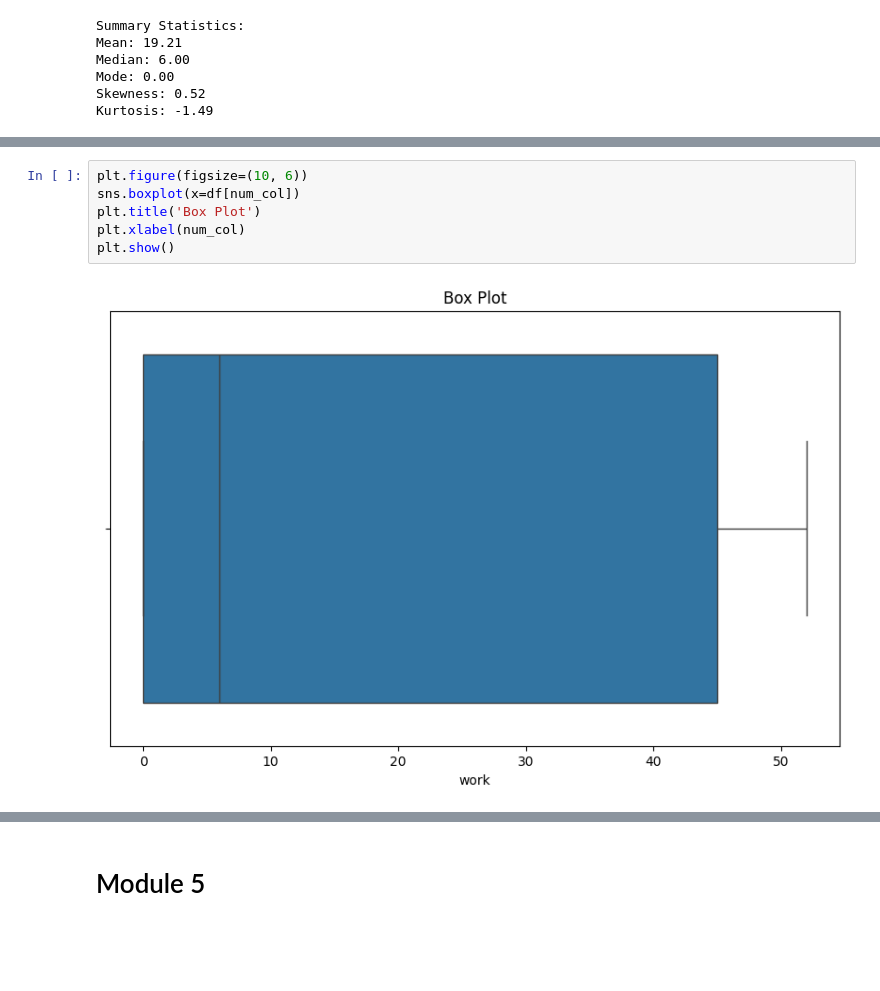
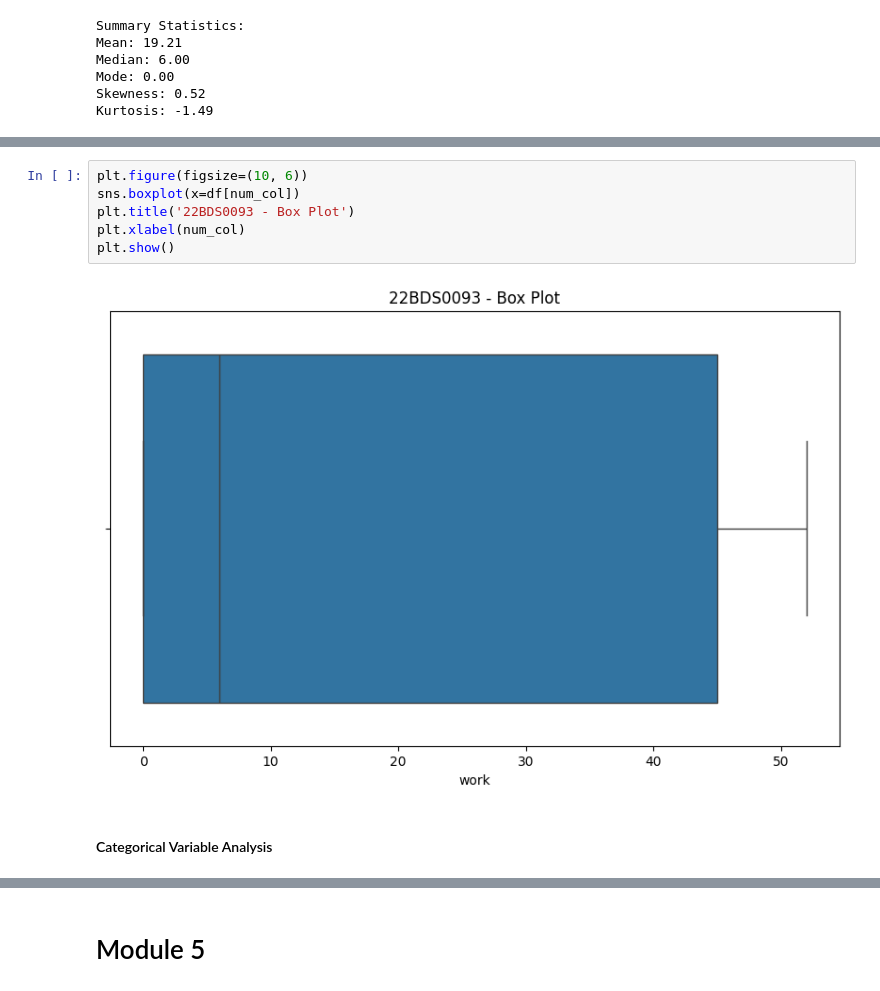
Before and after one commit to devashish1110/EDA_assignments, a Jupyter notebook: 22BDS0093.ipynb, the cells around one changed output, grey strips where cells are left out. Saved outputs shown, nothing was run; the diff lists cells and outputs as text; blank space fills up the shorter version.

```diff
--- a/22BDS0093.ipynb
+++ b/22BDS0093.ipynb
@@ -1354,11 +1356,13 @@ plt.show()
 # %%
 plt.figure(figsize=(10, 6))
 sns.boxplot(x=df[num_col])
-plt.title('Box Plot')
+plt.title('22BDS0093 - Box Plot')
 plt.xlabel(num_col)
 plt.show()
 # %% [output]
-[figure, old version]
+[figure, new version]
+# %% [markdown]
+#### Categorical Variable Analysis
 # %%
 plt.figure(figsize=(10, 6))
 df[num_col].value_counts().plot(kind='bar')
```
Also changed, not shown: parts of 28 cells of this notebook.
